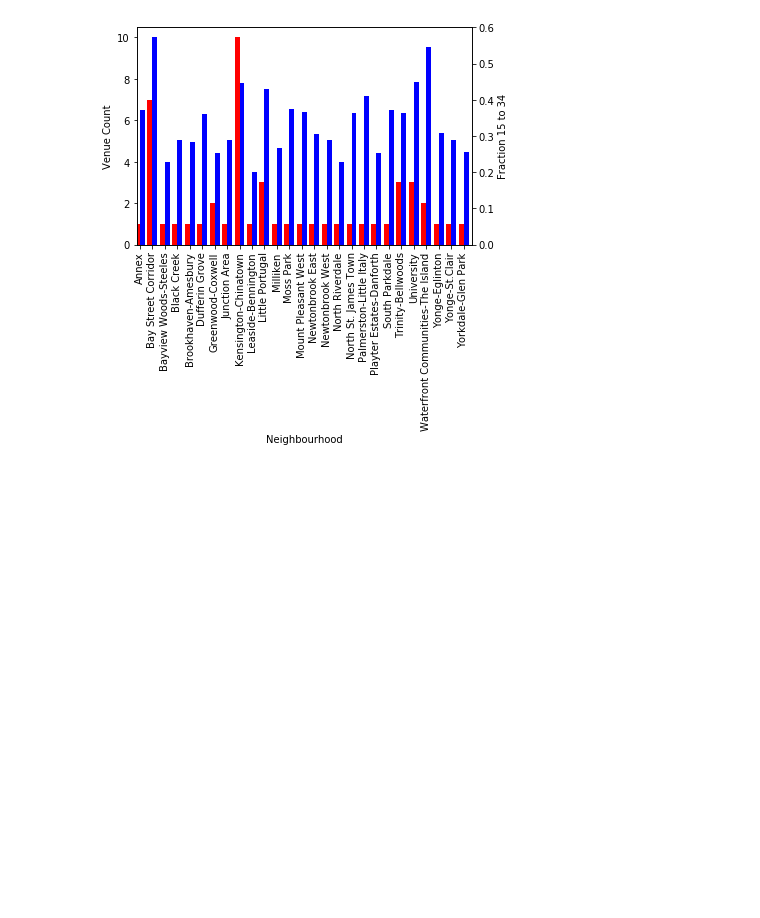
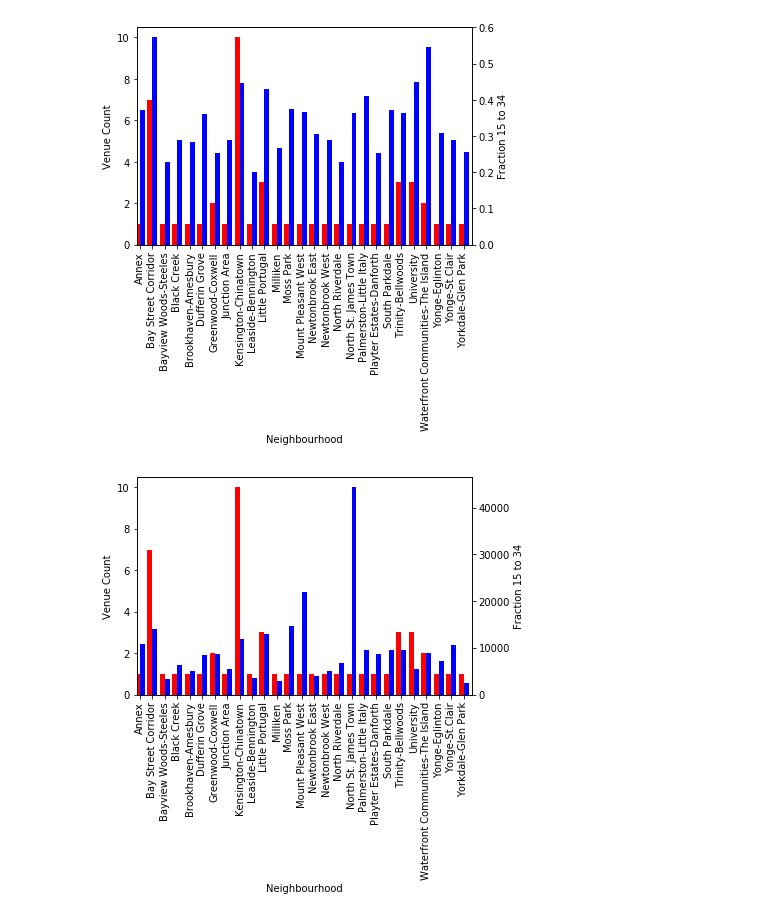
Before and after one commit to Thabetten/Capstone, a Jupyter notebook: Capstone - Meat and Dairty substitutes.ipynb, the cells around one changed output. Saved outputs shown, nothing was run; the diff lists cells and outputs as text; code cells hidden in the pictures; blank space fills up the shorter version.

```diff
--- a/Capstone - Meat and Dairty substitutes.ipynb
+++ b/Capstone - Meat and Dairty substitutes.ipynb
@@ -707,8 +706,8 @@ As expected the neighborhood with the largest amount of venues skews towards a l
 # %%
 #df_plot = veg_tr_key[['Neighbourhood','Venue Count', 'Fraction 15 to 34']]
 
-df_plot = veg_tr_key[veg_tr_key['Venue Count'] >= 1][['Neighbourhood','Venue Count', 'Fraction 15 to 34']]
-df_plot.columns = ['Neighbourhood','Venue_Count', 'Fraction_15_to_34']
+df_plot = veg_tr_key[veg_tr_key['Venue Count'] >= 1][['Neighbourhood', 'Population density per square kilometre', 'Venue Count', 'Fraction 15 to 34']]
+df_plot.columns = ['Neighbourhood', 'Population_density_per_square_kilometre','Venue_Count', 'Fraction_15_to_34']
 df_plot.set_index('Neighbourhood', inplace = True)
 #print(df_plot.columns.values)
 df_plot.dtypes
@@ -737,3 +737,22 @@ ax2.set_ylabel('Fraction 15 to 34')
 plt.show()
 # %% [output]
 [figure]
+# %%
+fig = plt.figure() # Create matplotlib figure
+
+ax = fig.add_subplot(111) # Create matplotlib axes
+ax2 = ax.twinx() # Create another axes that shares the same x-axis as ax.
+
+width = 0.4
+
+df_plot.Venue_Count.plot(kind='bar', color='red', ax=ax, width=width, position=1)
+df_plot.Population_density_per_square_kilometre.plot(kind='bar', color='blue', ax=ax2, width=width, position=0)
+
+ax.set_ylabel('Venue Count')
+ax2.set_ylabel('Fraction 15 to 34')
+
+
+
+plt.show()
+# %% [output]
+[figure, added]
```
Also changed, not shown: parts of 7 cells of this notebook.
